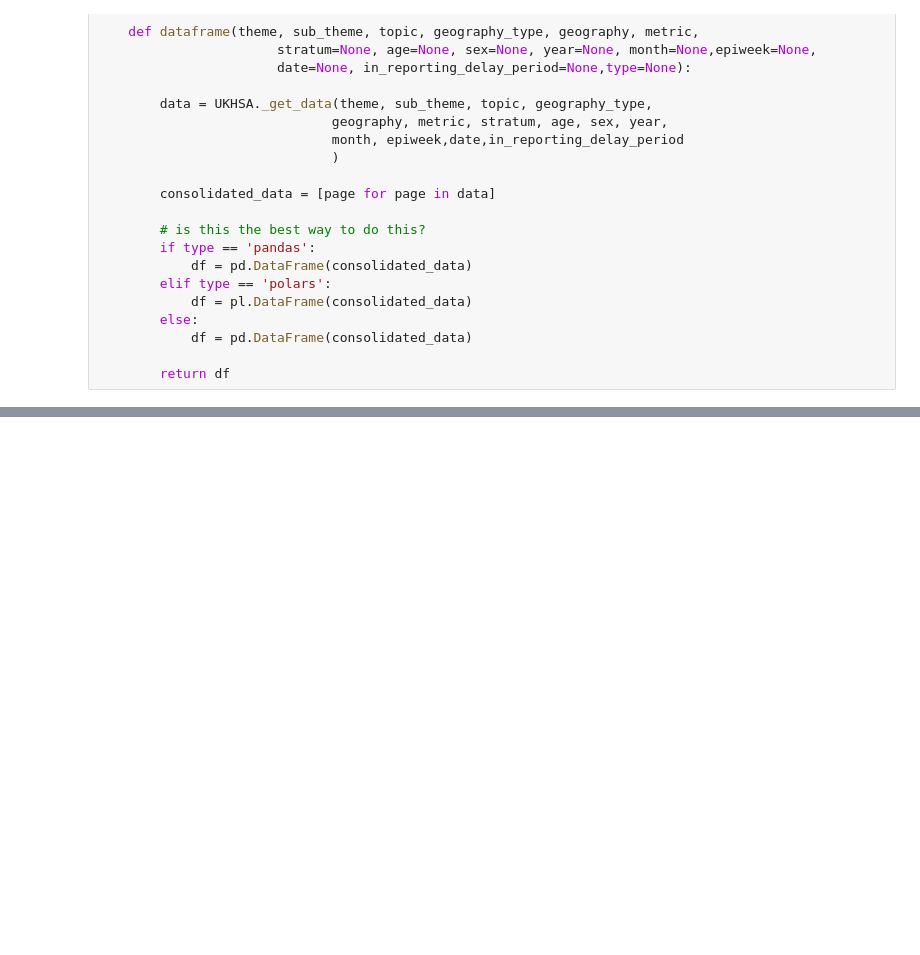
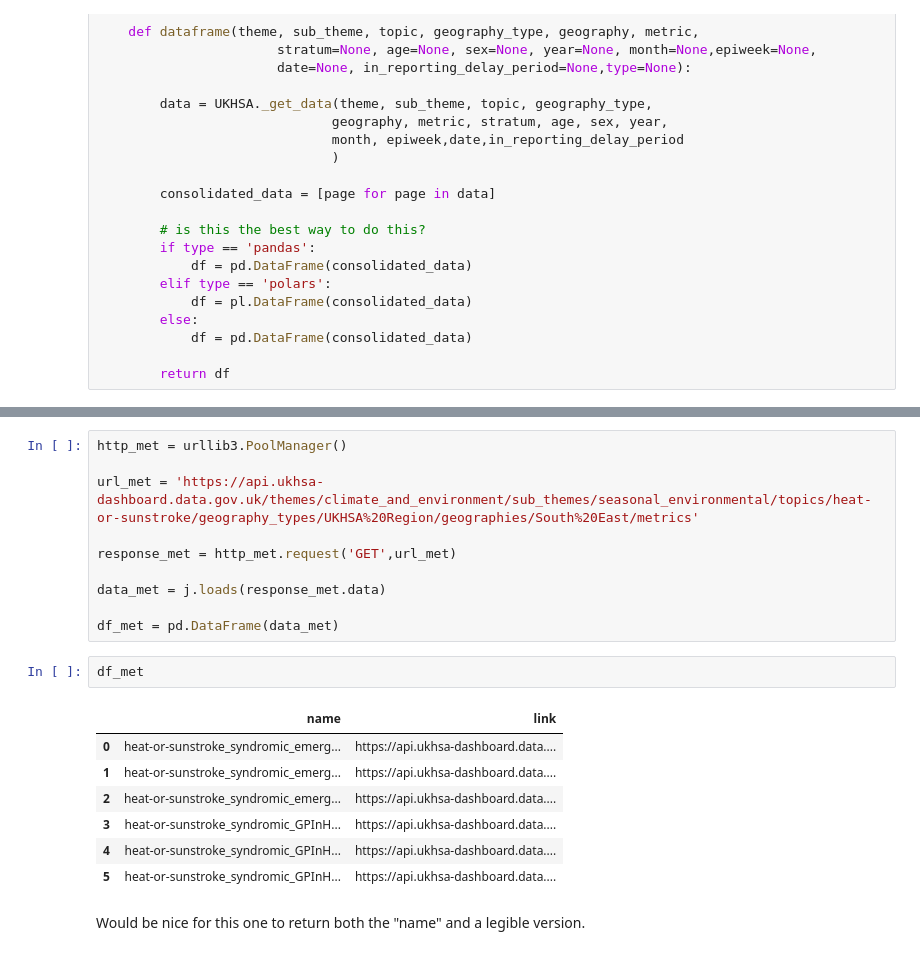
Before and after one commit to NHS-South-Central-and-West/ukhsa-asap, a Jupyter notebook: notebooks/starting_point.ipynb, the cells around one changed output, grey strips where cells are left out. Drawn from its saved outputs; the diff is of its cells as text; blank space fills up the shorter version.

```diff
--- a/notebooks/draft2.ipynb
+++ b/notebooks/starting_point.ipynb
@@ -177,0 +269,22 @@ test_pd2
+# %%
+http_met = urllib3.PoolManager()
+
+url_met = 'https://api.ukhsa-dashboard.data.gov.uk/themes/climate_and_environment/sub_themes/seasonal_environmental/topics/heat-or-sunstroke/geography_types/UKHSA%20Region/geographies/South%20East/metrics'
+
+response_met = http_met.request('GET',url_met)
+
+data_met = j.loads(response_met.data)
+
+df_met = pd.DataFrame(data_met)
+# %%
+df_met
+# %% [output]
+|  | name | link |
+| 0 | heat-or-sunstroke_syndromic_emerg... | https://api.ukhsa-dashboard.data.... |
+| 1 | heat-or-sunstroke_syndromic_emerg... | https://api.ukhsa-dashboard.data.... |
+| 2 | heat-or-sunstroke_syndromic_emerg... | https://api.ukhsa-dashboard.data.... |
+| 3 | heat-or-sunstroke_syndromic_GPInH... | https://api.ukhsa-dashboard.data.... |
+| 4 | heat-or-sunstroke_syndromic_GPInH... | https://api.ukhsa-dashboard.data.... |
+| 5 | heat-or-sunstroke_syndromic_GPInH... | https://api.ukhsa-dashboard.data.... |
+# %% [markdown]
+Would be nice for this one to return both the "name" and a legible version.
```
Also changed, not shown: parts of 14 cells of this notebook, 3 other files.
